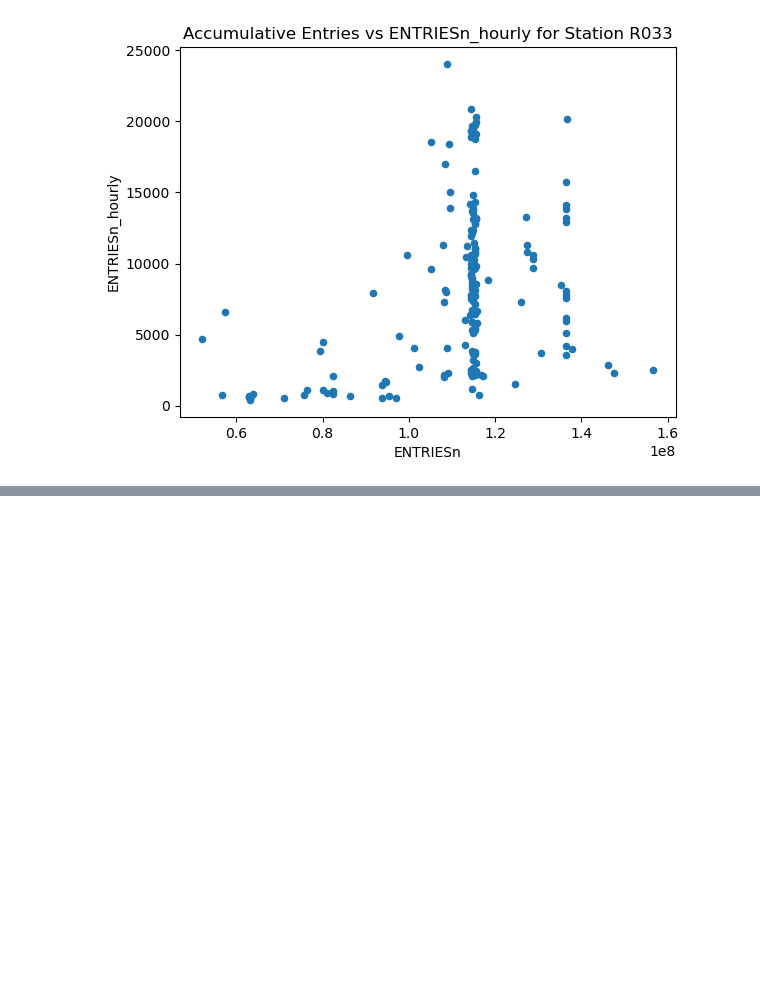
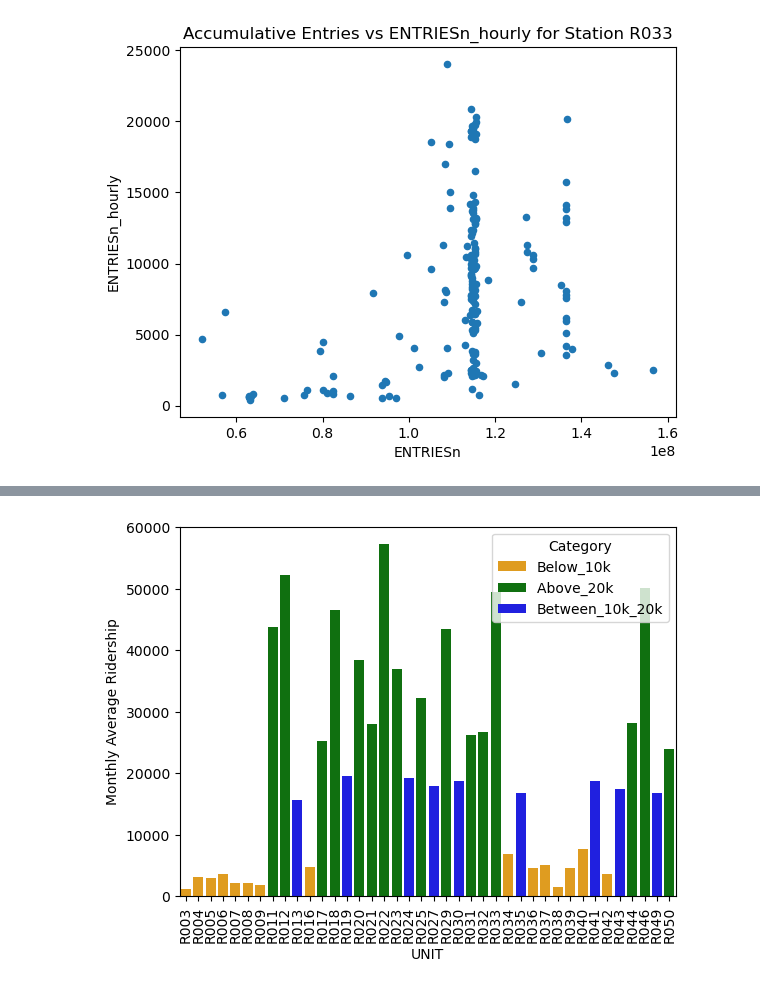
Before and after one commit to minmmwin/Udacity-Intro-to-Data-Analysis, a Jupyter notebook: Subway_Data_Analysis.ipynb, the cells around one changed output, grey strips where cells are left out. Saved outputs shown, nothing was run; the diff lists cells and outputs as text; code cells hidden in the pictures; blank space fills up the shorter version.

```diff
--- a/Subway_Data_Analysis.ipynb
+++ b/Subway_Data_Analysis.ipynb
@@ -160,0 +232,20 @@ Correlation between 'ENTRIESn_hourly' vs 'Accumulative Entries': 0.59
+# %%
+# Add Category column to each group
+# Combine all 3 categories into one data frame
+below_10k.insert(1, 'Category', ['Below_10k' for n in range(len(below_10k))])
+between_10k_20k.insert(1, 'Category', ['Between_10k_20k' for n in range(len(between_10k_20k))])
+above_20k.insert(1, 'Category', ['Above_20k ' for n in range(len(above_20k ))])
+ridership_category_df = pd.concat([below_10k, between_10k_20k, above_20k], axis=0).sort_values(by=['UNIT'])
+# %%
+# Plot the dataframe to show monthly average ridership for each station
+# the graph also depicts categorized groups in which each station belongs to
+ridership_graph = sns.barplot(
+    x = ridership_category_df.index,
+    y = 'Monthly Average Ridership',
+    hue = 'Category',
+    data = ridership_category_df,
+    palette=['orange', 'green', 'blue']
+)
+ridership_graph.tick_params(axis='x', rotation=90)
+# %% [output]
+[figure, added]
```
Also changed, not shown: parts of 4 cells of this notebook.
